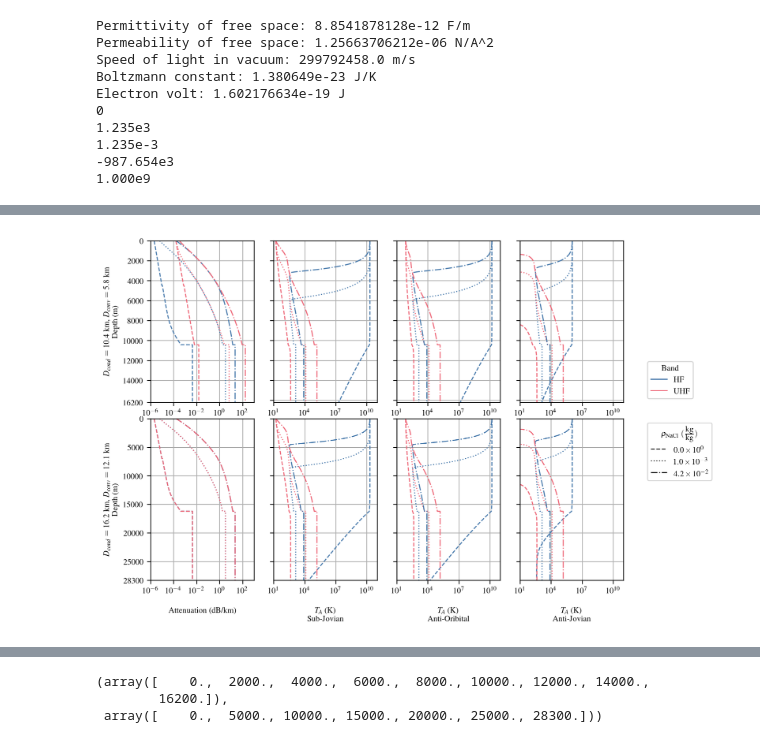
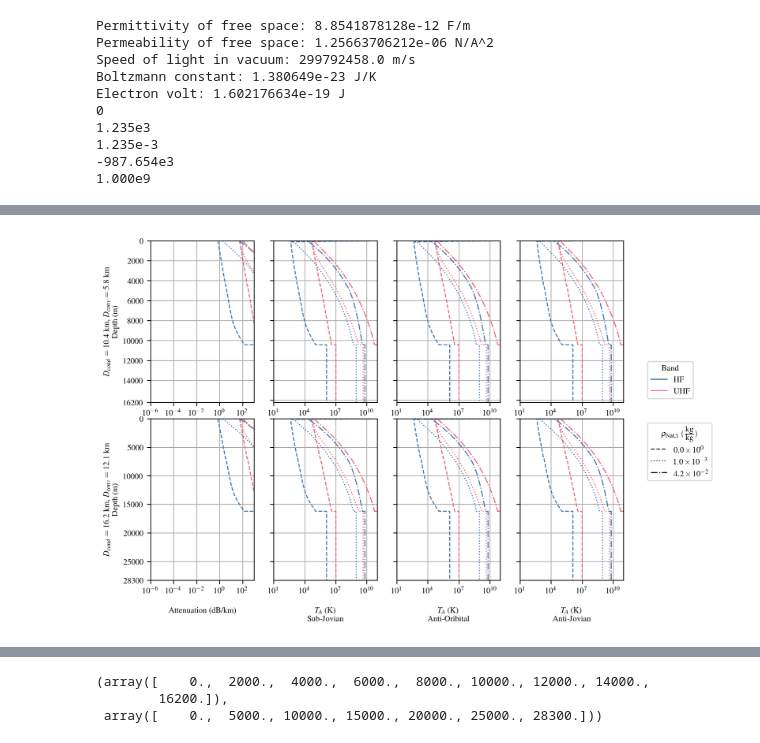
Before and after one commit to JSahliCU/Europan-Cryosphere-Puck-Estimator, a Jupyter notebook: plot_cryosphere_model_comparisons.ipynb, the cells around one changed output, grey strips where cells are left out. Drawn from its saved outputs; the diff is of its cells as text; code cells hidden in the pictures.

```diff
--- a/plot_cryosphere_model_comparisons.ipynb
+++ b/plot_cryosphere_model_comparisons.ipynb
@@ -122,6 +127,4 @@ ao_maxD_rho_salt4p2eN2_df = pd.read_csv('2024-11-13_15-51-39/cryosphere_modelant
 # %%
-from pucks_to_penetrate_cryosphere import calc_path_loss
-
 for df in [sj_rho_salt0_df, sj_rho_salt1eN3_df, sj_rho_salt4p2eN2_df,
            sj_maxD_rho_salt0_df, sj_maxD_rho_salt1eN3_df, sj_maxD_rho_salt4p2eN2_df,
            aj_rho_salt0_df, aj_rho_salt1eN3_df, aj_rho_salt4p2eN2_df,
@@ -139,8 +142,9 @@ for df in [sj_rho_salt0_df, sj_rho_salt1eN3_df, sj_rho_salt4p2eN2_df,
 
         alpha_low_band[d] = calc_path_loss(2 * np.pi * 5.373e6, eta_vac, epsilon_s_prime, epsilon_s_primeprime, sigma_s)
         alpha_high_band[d] = calc_path_loss(2 * np.pi * 413e6, eta_vac, epsilon_s_prime, epsilon_s_primeprime, sigma_s)
+
     df['alpha_s low band'] = alpha_low_band
     df['alpha_s high band'] = alpha_high_band
 
-    df['dB per km low band'] = 8.68589 * alpha_low_band
-    df['dB per km high band'] = 8.68589 * alpha_high_band
+    df['dB per km low band'] = 8.68589 * alpha_low_band * 1000
+    df['dB per km high band'] = 8.68589 * alpha_high_band * 1000
@@ -203,7 +466,7 @@ for i in range(len(rho_salt_list_of_dfs)):
     ax[0, 0].set_xlim(10**-6, 10**3)
 
     ax[1, 0].plot(max_df['dB per km low band'], max_df['Depth (m)'], c=color_cycler[0], linestyle=linestyle_cycler[i])
-    ax[1, 0].plot(max_df['dB per km low band'], max_df['Depth (m)'], c=color_cycler[1], linestyle=linestyle_cycler[i])
+    ax[1, 0].plot(max_df['dB per km high band'], max_df['Depth (m)'], c=color_cycler[1], linestyle=linestyle_cycler[i])
     ax[1, 0].set_xscale('log')
     ax[1, 0].set_xlabel(r'Attenuation (dB/km)', labelpad=12)
     ax[1, 0].set_xlim(10**-6, 10**3)
@@ -218,17 +481,17 @@ for i in range(len(rho_salt_list_of_dfs)):
     ax[1, 0].set_yticks(yticks_to_set_on_maxdf)
 
 
-    # Downwelling T A
+    #  T A
     ax[0, 1].plot(df['T_A Downwelling Low Band (K)'] + df['T_A Upwelling Low Band (K)'],
                   df['Depth (m)'], c=color_cycler[0], linestyle=linestyle_cycler[i])
-    ax[0, 1].plot(df['T_A Downwelling High Band (K)'],
+    ax[0, 1].plot(df['T_A Upwelling High Band (K)'],
                   df['Depth (m)'], c=color_cycler[1], linestyle=linestyle_cycler[i])
     ax[0, 1].set_xscale('log')
     ax[0, 1].set_xlim(low_xlim_T_A, hi_xlim_T_A)
 
     ax[1, 1].plot(max_df['T_A Downwelling Low Band (K)'] + max_df['T_A Upwelling Low Band (K)'],
                   max_df['Depth (m)'], c=color_cycler[0], linestyle=linestyle_cycler[i])
-    ax[1, 1].plot(max_df['T_A Downwelling High Band (K)'],
+    ax[1, 1].plot(max_df['T_A Upwelling High Band (K)'],
                   max_df['Depth (m)'], c=color_cycler[1], linestyle=linestyle_cycler[i])
     ax[1, 1].set_xlabel('$T_A$ (K)\nSub-Jovian', labelpad=12)
     ax[1, 1].set_xscale('log')
@@ -247,14 +510,14 @@ for i in range(len(rho_salt_list_of_dfs)):
     # Downwelling T A
     ax[0, 2].plot(df['T_A Downwelling Low Band (K)'] + df['T_A Upwelling Low Band (K)'],
                   df['Depth (m)'], c=color_cycler[0], linestyle=linestyle_cycler[i])
-    ax[0, 2].plot(df['T_A Downwelling High Band (K)'],
+    ax[0, 2].plot(df['T_A Upwelling High Band (K)'],
                   df['Depth (m)'], c=color_cycler[1], linestyle=linestyle_cycler[i])
     ax[0, 2].set_xscale('log')
     ax[0, 2].set_xlim(low_xlim_T_A, hi_xlim_T_A)
 
     ax[1, 2].plot(max_df['T_A Downwelling Low Band (K)'] + max_df['T_A Upwelling Low Band (K)'],
                   max_df['Depth (m)'], c=color_cycler[0], linestyle=linestyle_cycler[i])
-    ax[1, 2].plot(max_df['T_A Downwelling High Band (K)'],
+    ax[1, 2].plot(max_df['T_A Upwelling High Band (K)'],
                   max_df['Depth (m)'], c=color_cycler[1], linestyle=linestyle_cycler[i])
     ax[1, 2].set_xlabel('$T_A$ (K)\nAnti-Oribital', labelpad=12)
     ax[1, 2].set_xscale('log')
@@ -273,35 +536,35 @@ for i in range(len(rho_salt_list_of_dfs)):
     # Downwelling T A
     ax[0, 3].plot(df['T_A Downwelling Low Band (K)'] + df['T_A Upwelling Low Band (K)'],
                   df['Depth (m)'], c=color_cycler[0], linestyle=linestyle_cycler[i])
-    ax[0, 3].plot(df['T_A Downwelling High Band (K)'],
+    ax[0, 3].plot(df['T_A Upwelling High Band (K)'],
                   df['Depth (m)'], c=color_cycler[1], linestyle=linestyle_cycler[i])
     ax[0, 3].set_xscale('log')
     ax[0, 3].set_xlim(low_xlim_T_A, hi_xlim_T_A)
 
     ax[1, 3].plot(max_df['T_A Downwelling Low Band (K)'] + max_df['T_A Upwelling Low Band (K)'],
                   max_df['Depth (m)'], c=color_cycler[0], linestyle=linestyle_cycler[i])
-    ax[1, 3].plot(max_df['T_A Downwelling High Band (K)'],
+    ax[1, 3].plot(max_df['T_A Upwelling High Band (K)'],
                   max_df['Depth (m)'], c=color_cycler[1], linestyle=linestyle_cycler[i])
     ax[1, 3].set_xlabel('$T_A$ (K)\nAnti-Jovian', labelpad=12)
     ax[1, 3].set_xscale('log')
     ax[1, 3].set_xlim(low_xlim_T_A, hi_xlim_T_A)
 
     # Fix the yticks
     ax[0, 3].set_ylim(0, yticks_to_set_on_df[-1])
     ax[1, 3].set_ylim(0, yticks_to_set_on_maxdf[-1])
 
 # Create a combined legend with color and linestyle legends
 ax[0, num_x_plots-1].legend(color_legend, color_labels, title='Band', loc='lower left')
 ax[1, num_x_plots-1].legend(linestyle_legend, linestyle_labels, title=r'$\rho_{\rm{NaCl}}$ $(\frac{\textrm{kg}}{\textrm{kg}})$', loc='upper left')
 
 # axs[7].legend()
 
 for i in np.arange(number_of_plots):
     axs[i].grid(True)
     axs[i].invert_yaxis()
     if i != 0 and i != num_x_plots:
         axs[i].set_yticklabels([])
     if i==num_x_plots-1 or i==number_of_plots-1:
         axs[i].axis('off')
 # %% [output]
-[figure, old version]
+[figure, new version]
```
Also changed, not shown: parts of 10 cells of this notebook, 1 other file.
